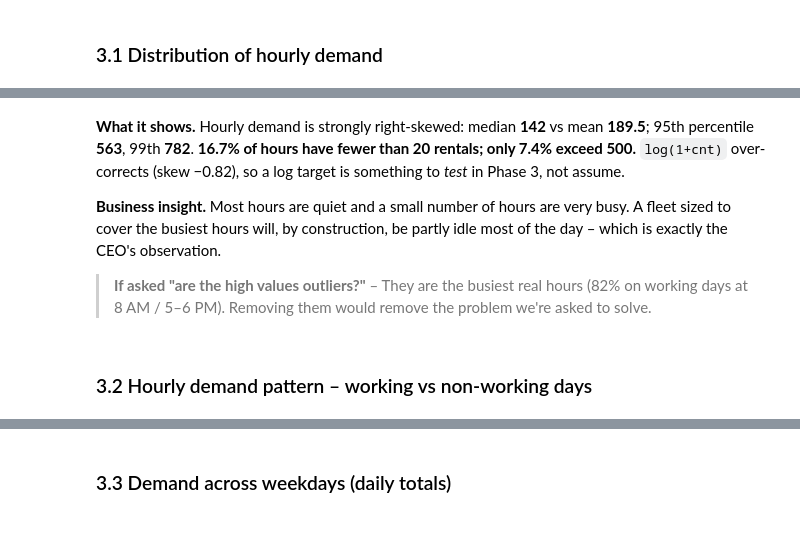
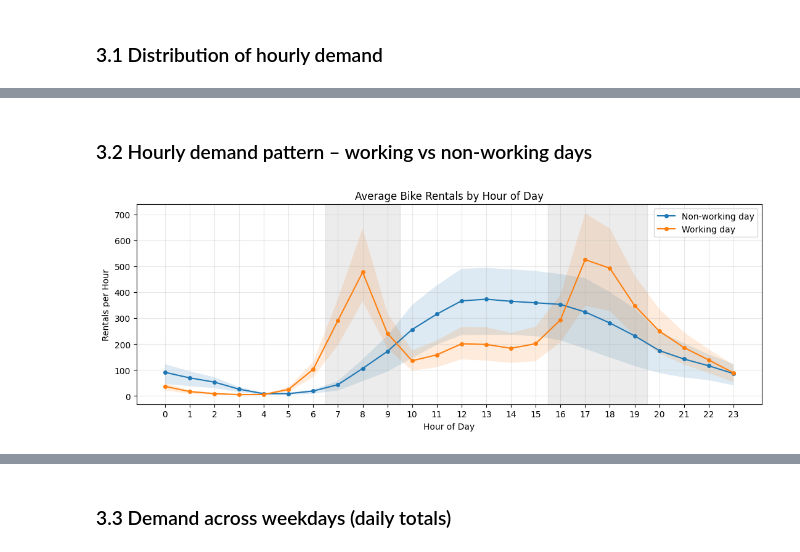
Before and after one commit to risitasutar/Bike-Demand-Intelligence, a Jupyter notebook: 02_phase2_analysis.ipynb, the cells around one changed output, grey strips where cells are left out. Saved outputs shown, nothing was run; the diff lists cells and outputs as text; code cells hidden in the pictures.

```diff
--- a/02_phase2_analysis.ipynb
+++ b/02_phase2_analysis.ipynb
@@ -422,27 +468,68 @@ print("Hours with < 20 rentals:", f"{(hour.cnt < 20).mean():.1%}", "| hours with
-# %% [markdown]
-**What it shows.** Hourly demand is strongly right-skewed: median **142** vs mean **189.5**; 95th percentile **563**, 99th **782**. **16.7% of hours have fewer than 20 rentals; only 7.4% exceed 500.** `log(1+cnt)` over-corrects (skew −0.82), so a log target is something to *test* in Phase 3, not assume.
-
-**Business insight.** Most hours are quiet and a small number of hours are very busy. A fleet sized to cover the busiest hours will, by construction, be partly idle most of the day – which is exactly the CEO's observation.
-
-> **If asked "are the high values outliers?"** – They are the busiest real hours (82% on working days at 8 AM / 5–6 PM). Removing them would remove the problem we're asked to solve.
 # %% [markdown]
 ### 3.2 Hourly demand pattern – working vs non-working days
 # %%
-prof = hour.groupby(["day_type", "hr"]).cnt.agg(["mean", lambda s: s.quantile(.25), lambda s: s.quantile(.75)])
-prof.columns = ["mean", "q25", "q75"]
+# Calculate mean, 25th percentile and 75th percentile
+prof = hour.groupby(["day_type", "hr"])["cnt"].agg(
+    mean="mean",
+    q25=lambda x: x.quantile(0.25),
+    q75=lambda x: x.quantile(0.75)
+)
 
+# Create the plot
 fig, ax = plt.subplots(figsize=(11, 4.2))
-for dt, c in DAYTYPE_COLOR.items():
+
+# Plot each day type
+for dt in prof.index.get_level_values(0).unique():
+
     p = prof.loc[dt]
-    ax.fill_between(p.index, p.q25, p.q75, color=c, alpha=.15, linewidth=0)
-    ax.plot(p.index, p["mean"], color=c, marker="o", markersize=4, label=f"{dt} (mean, band = middle 50%)")
-ax.axvspan(6.5, 9.5, color=GRID, alpha=.5, zorder=0); ax.axvspan(15.5, 19.5, color=GRID, alpha=.5, zorder=0)
-ax.text(8, ax.get_ylim()[1]*.95, "morning peak", ha="center", color=INK2); ax.text(17.5, ax.get_ylim()[1]*.95, "evening peak", ha="center", color=INK2)
-ax.set(title="Average rentals by hour of day", xlabel="hour of day", ylabel="rentals per hour", xticks=range(24))
-ax.legend(loc="upper center", bbox_to_anchor=(0.5, -0.14), ncol=2); save(fig, "02_hourly_pattern")
 
+    ax.fill_between(
+        p.index, p["q25"], p["q75"],
+        alpha=0.15
+    )
+
+    ax.plot(
+        p.index, p["mean"],
+        marker="o",
+        markersize=4,
+        label=dt
+    )
+
+# Highlight morning and evening peak periods
+ax.axvspan(6.5, 9.5, color="grey", alpha=0.15)
+ax.axvspan(15.5, 19.5, color="grey", alpha=0.15)
+
+# Labels and formatting
+ax.set_title("Average Bike Rentals by Hour of Day")
+ax.set_xlabel("Hour of Day")
+ax.set_ylabel("Rentals per Hour")
+ax.set_xticks(range(24))
+
+ax.grid(alpha=0.3)
+ax.legend()
+
+plt.tight_layout()
+plt.savefig("02_hourly_pattern.png", dpi=300, bbox_inches="tight")
+plt.show()
+
+
+# Create a comparison table
 m = prof["mean"].unstack(0)
+
+print("\nAverage rentals at selected hours:")
 print(m.loc[[3, 7, 8, 9, 12, 13, 17, 18, 19]].round(0))
-for dt in DAYTYPE_COLOR:
-    s = m[dt]; print(f"{dt}: peak {s.idxmax()}:00 = {s.max():.0f}, trough {s.idxmin()}:00 = {s.min():.0f}, "
-                     f"peak / daily-average-hour = {s.max() / s.mean():.2f}x")
+
+
+# Find peak and lowest demand hours
+for dt in m.columns:
+
+    s = m[dt]
+
+    print(
+        f"\n{dt}:"
+        f"\nPeak hour: {s.idxmax()}:00 = {s.max():.0f} rentals"
+        f"\nLowest hour: {s.idxmin()}:00 = {s.min():.0f} rentals"
+        f"\nPeak / average demand: {s.max() / s.mean():.2f}x"
+    )
+# %% [output]
+[figure, added]
```
Also changed, not shown: parts of 45 cells of this notebook, 2 other files.
